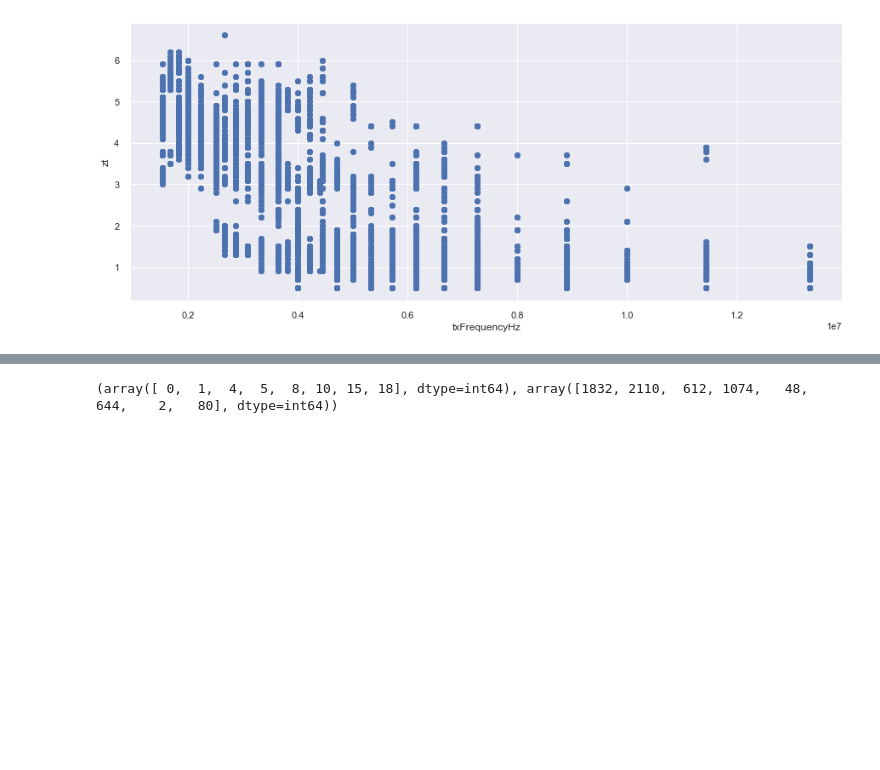
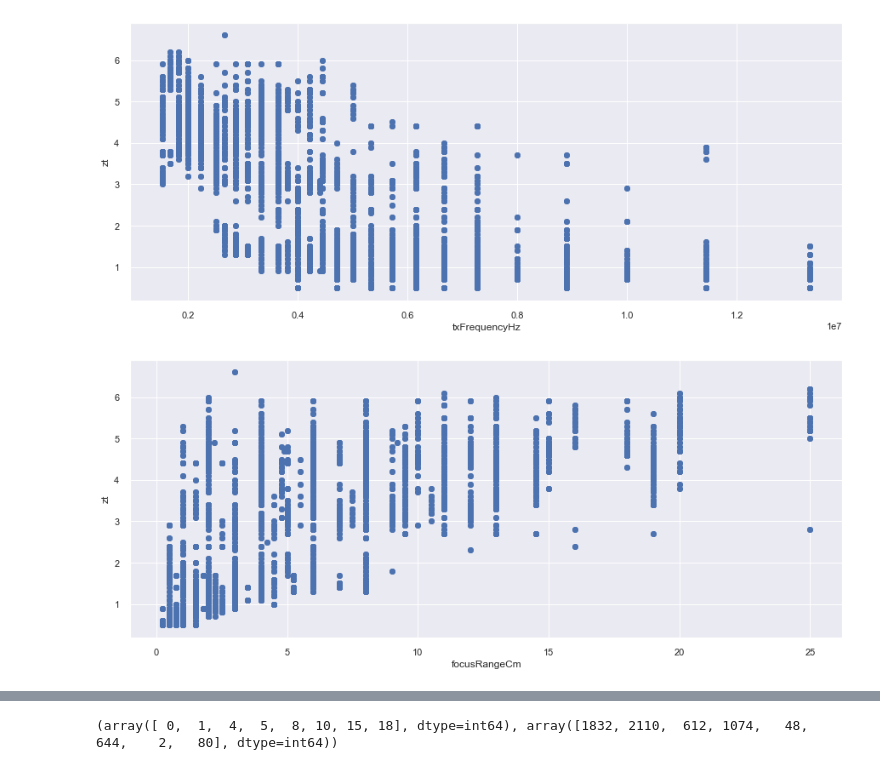
Before and after one commit to Hot-KimChi/AOP_ML, a Jupyter notebook: To reduce measurement range.ipynb, the cells around one changed output, grey strips where cells are left out. Saved outputs shown, nothing was run; the diff lists cells and outputs as text; code cells hidden in the pictures; blank space fills up the shorter version.

```diff
--- a/To reduce measurement range.ipynb
+++ b/To reduce measurement range.ipynb
@@ -262,3 +262,7 @@ def fn_boxplot(x, y):
 fn_scatter('txFrequencyHz', 'zt')
 # %% [output]
 [figure]
+# %%
+fn_scatter('focusRangeCm', 'zt')
+# %% [output]
+[figure, added]
```
Also changed, not shown: parts of 3 cells of this notebook.
